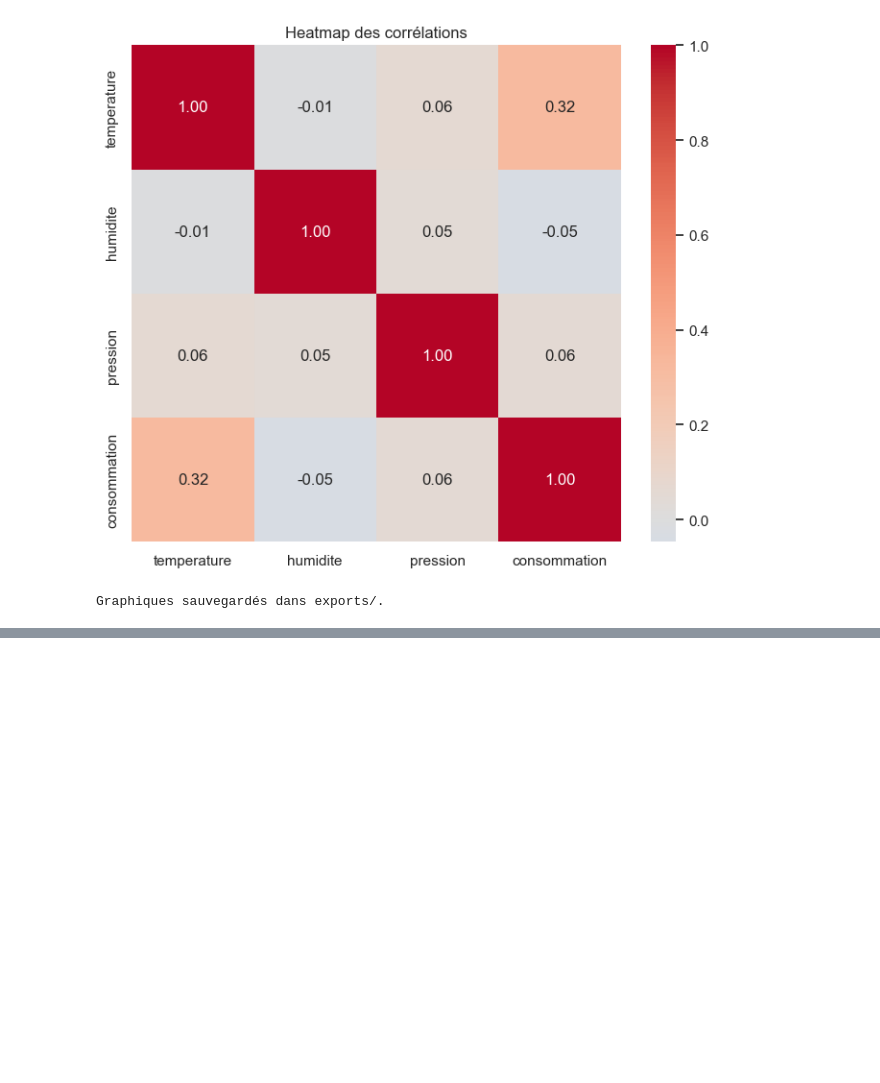
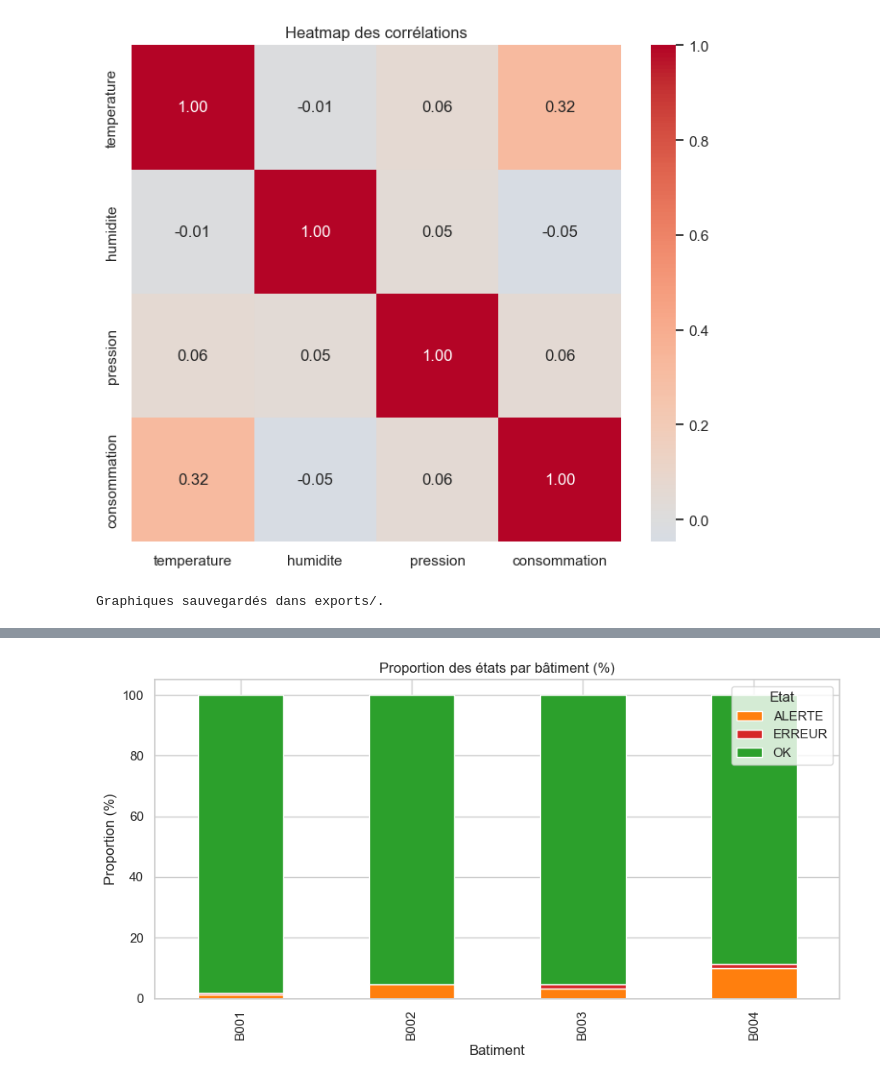
Before and after one commit to harounambaye/Seaborn_Iot_Analysis, a Jupyter notebook: notebooks/Seaborn_Iot_Analysis.ipynb, the cells around one changed output, grey strips where cells are left out. Cells and saved outputs as stored; diff of their text form; code cells hidden in the pictures; blank space fills up the shorter version.

Commit message:
Partie 12 : Bonus

```diff
--- a/notebooks/Seaborn_Iot_Analysis.ipynb
+++ b/notebooks/Seaborn_Iot_Analysis.ipynb
@@ -402,0 +407,15 @@ Graphiques sauvegardés dans exports/.
+# %%
+# Bonus 1 : proportions des états par bâtiment (plutôt que des effectifs bruts)
+proportions_etats=pd.crosstab(df["batiment"], df["etat"], normalize="index") * 100
+
+plt.figure(figsize=(9, 5))
+proportions_etats.plot(kind="bar", stacked=True, ax=plt.gca(),
+                        color=["tab:orange", "tab:red", "tab:green"])
+plt.title("Proportion des états par bâtiment (%)")
+plt.xlabel("Batiment")
+plt.ylabel("Proportion (%)")
+plt.legend(title="Etat")
+plt.tight_layout()
+plt.show()
+# %% [output]
+[figure, added]
```
Also changed, not shown: parts of 2 cells of this notebook.
